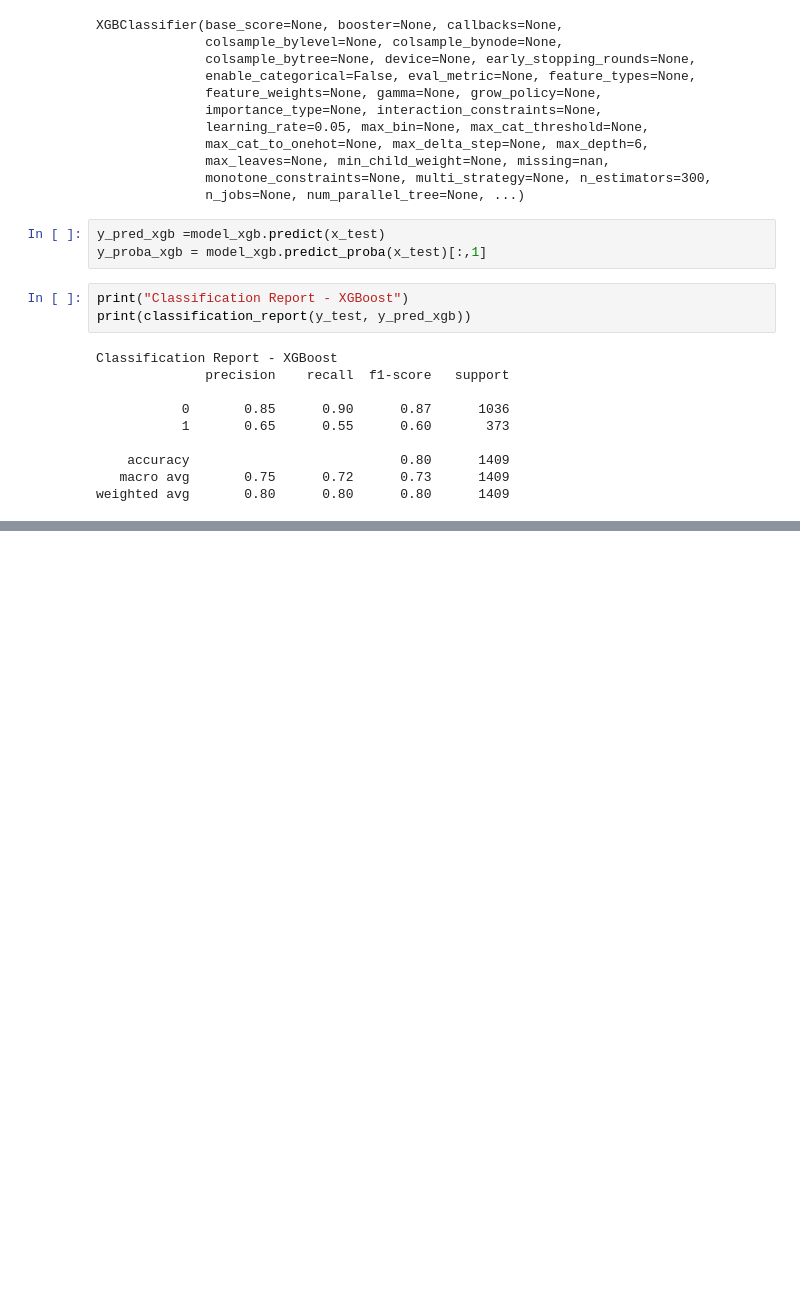
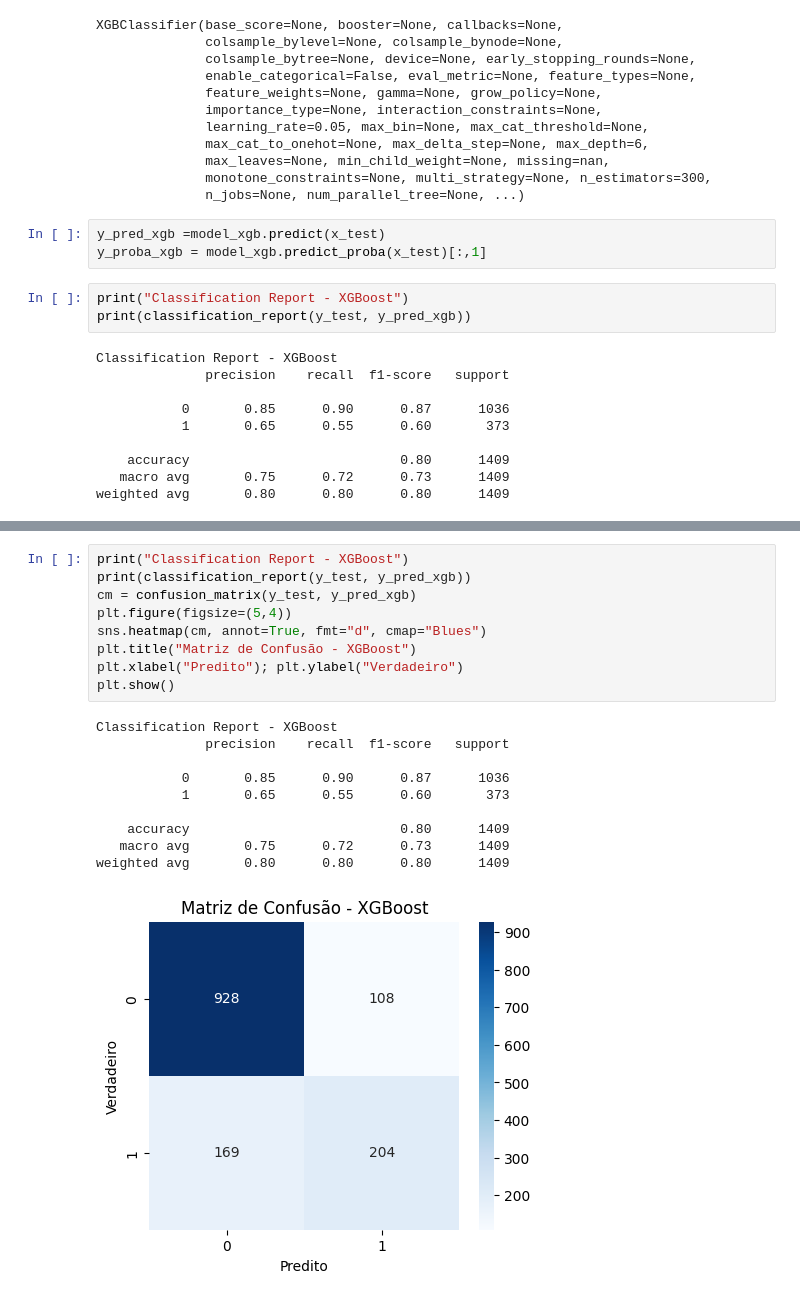
Before and after one commit to anasegatelli/curso-facens-python, a Jupyter notebook: ML/aula 3/ra242901.ipynb, the cells around one changed output, grey strips where cells are left out. Drawn from its saved outputs; the diff is of its cells as text; blank space fills up the shorter version.

```diff
--- a/ML/aula 3/ra242901.ipynb
+++ b/ML/aula 3/ra242901.ipynb
@@ -555,0 +519,20 @@ Melhor valor da métrica (Optuna): 1.0
+# %%
+print("Classification Report - XGBoost")
+print(classification_report(y_test, y_pred_xgb))
+cm = confusion_matrix(y_test, y_pred_xgb)
+plt.figure(figsize=(5,4))
+sns.heatmap(cm, annot=True, fmt="d", cmap="Blues")
+plt.title("Matriz de Confusão - XGBoost")
+plt.xlabel("Predito"); plt.ylabel("Verdadeiro")
+plt.show()
+# %% [output]
+Classification Report - XGBoost
+              precision    recall  f1-score   support
+
+           0       0.85      0.90      0.87      1036
+           1       0.65      0.55      0.60       373
+
+    accuracy                           0.80      1409
+   macro avg       0.75      0.72      0.73      1409
+weighted avg       0.80      0.80      0.80      1409
+[figure, added]
```
Also changed, not shown: parts of 10 cells of this notebook, 1 other file.
